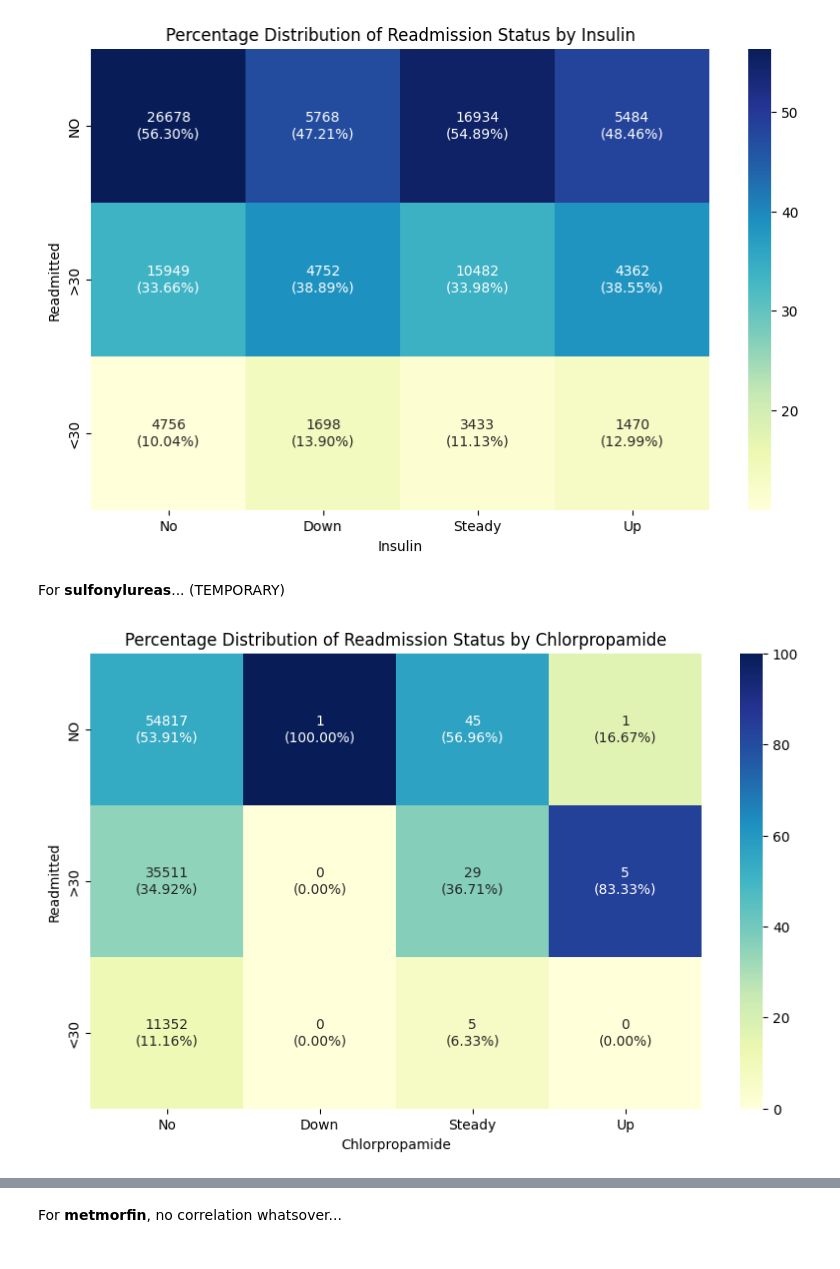
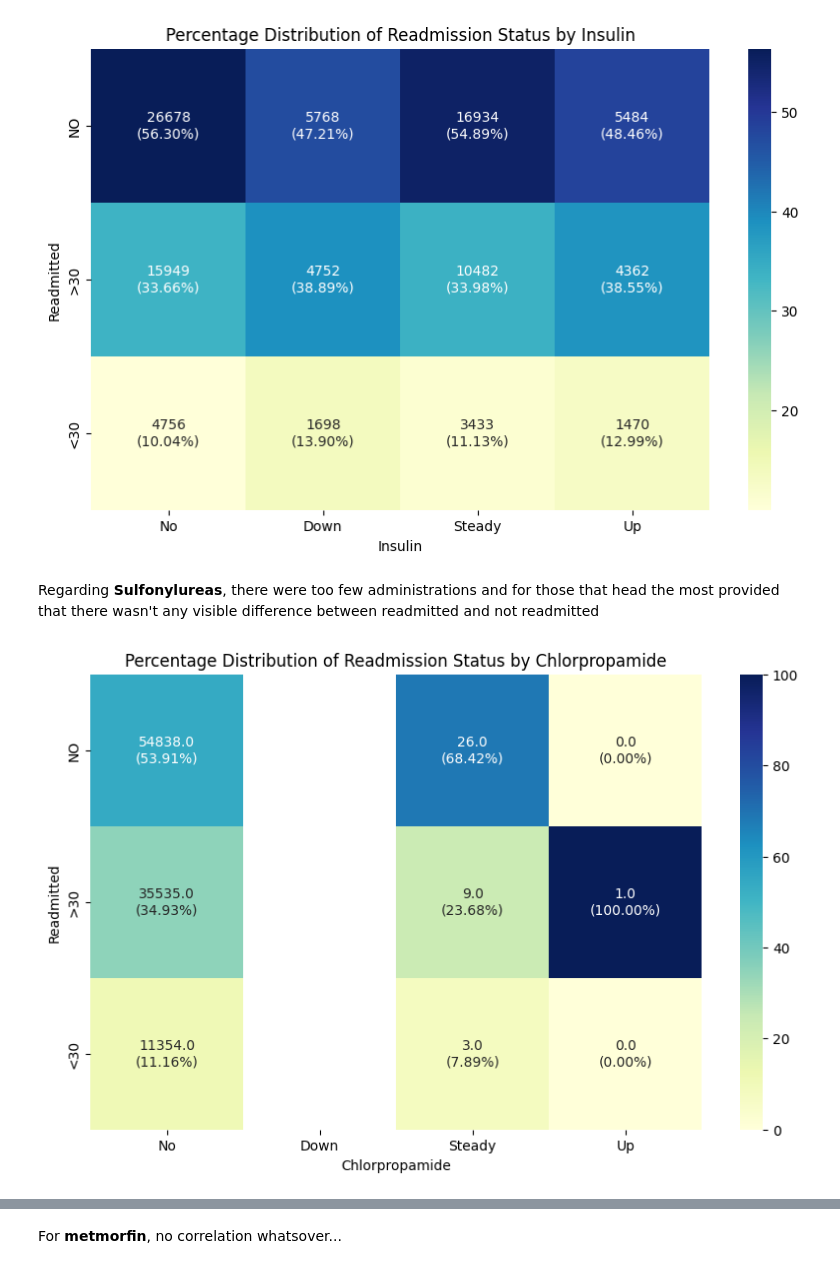
Before and after one commit to MechaMic38/unibs_mldm_diabetes, a Jupyter notebook: notebooks/dataset_eda.ipynb, the cells around one changed output, grey strips where cells are left out. Saved outputs shown, nothing was run; the diff lists cells and outputs as text; code cells hidden in the pictures.

```diff
--- a/notebooks/dataset_eda.ipynb
+++ b/notebooks/dataset_eda.ipynb
@@ -320,21 +394,21 @@ plt.ylabel('Readmitted')
 plt.show()
 # %% [output]
 [figure]
-# %% [markdown]
-For **sulfonylureas**... (TEMPORARY)
+# %% [markdown]
+Regarding **Sulfonylureas**, there were too few administrations and for those that head the most provided that there wasn't any visible difference between readmitted and not readmitted
 # %%
 plt.figure(figsize=(10, 6))
 heatmap_crosstab(
     data=diabetic_data,
-    x='chlorpropamide',
+    x='tolazamide',
     y='readmitted',
     rows=['NO', '>30', '<30'],
     columns=['No', 'Down', 'Steady', 'Up']
 )
 
 plt.title('Percentage Distribution of Readmission Status by Chlorpropamide')
 plt.xlabel('Chlorpropamide')
 plt.ylabel('Readmitted')
 plt.show()
 # %% [output]
-[figure, old version]
+[figure, new version]
```
Also changed, not shown: parts of 35 cells of this notebook.
